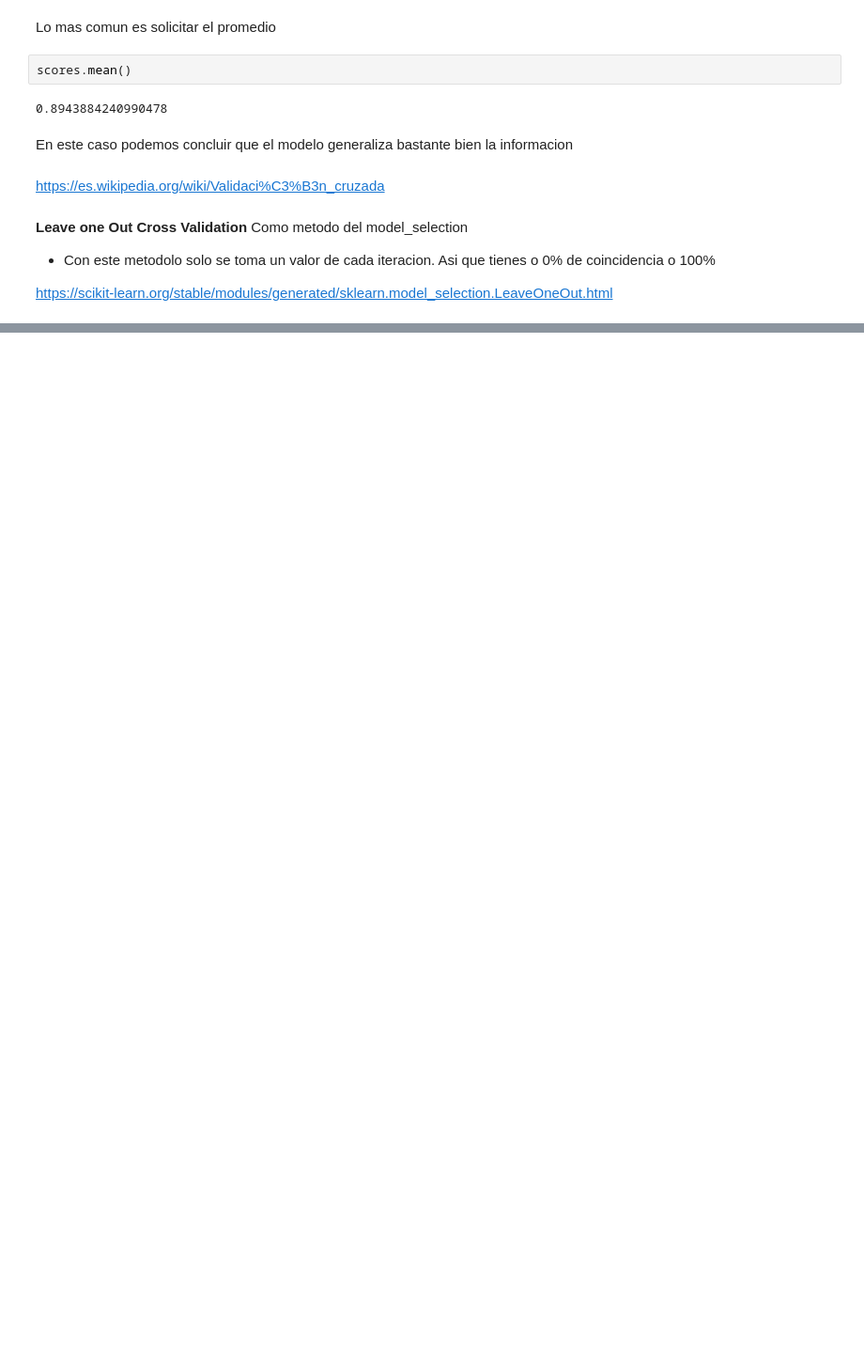
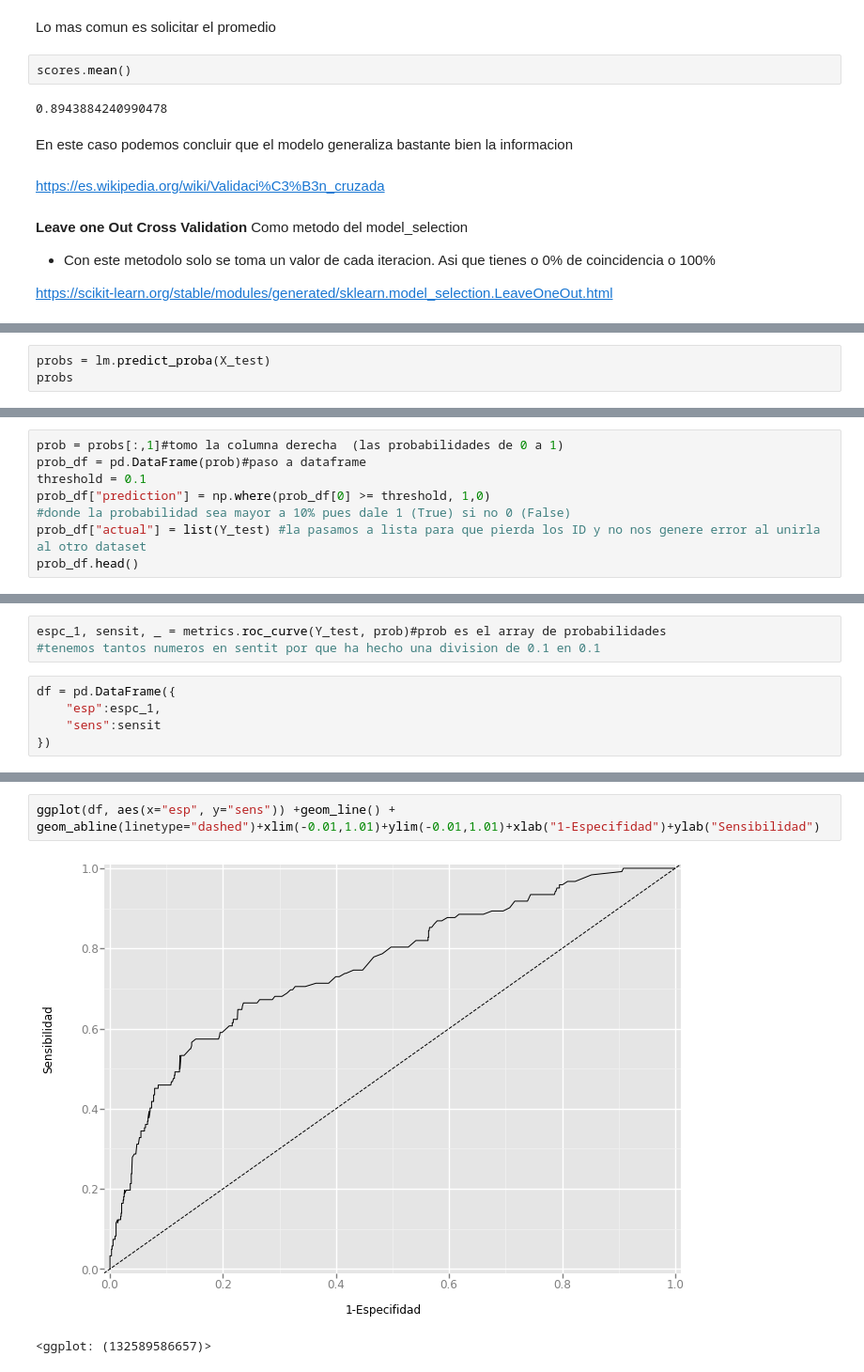
Before and after one commit to Karenahv/python-ml-curso, a Jupyter notebook: notebooks/T5 - 3 - Logistic Regression - Implementación con Python.ipynb, the cells around one changed output, grey strips where cells are left out. Shown at 94% size. Saved outputs shown, nothing was run; the diff lists cells and outputs as text; blank space fills up the shorter version.

```diff
--- a/notebooks/T5 - 3 - Logistic Regression - Implementación con Python.ipynb
+++ b/notebooks/T5 - 3 - Logistic Regression - Implementación con Python.ipynb
@@ -716,0 +734,3 @@ https://scikit-learn.org/stable/modules/generated/sklearn.model_selection.LeaveO
+# %%
+probs = lm.predict_proba(X_test)
+probs
@@ -716,0 +745,8 @@ https://scikit-learn.org/stable/modules/generated/sklearn.model_selection.LeaveO
+# %%
+prob = probs[:,1]#tomo la columna derecha  (las probabilidades de 0 a 1)
+prob_df = pd.DataFrame(prob)#paso a dataframe
+threshold = 0.1
+prob_df["prediction"] = np.where(prob_df[0] >= threshold, 1,0)
+#donde la probabilidad sea mayor a 10% pues dale 1 (True) si no 0 (False)
+prob_df["actual"] = list(Y_test) #la pasamos a lista para que pierda los ID y no nos genere error al unirla al otro dataset
+prob_df.head()
@@ -716,0 +885,8 @@ https://scikit-learn.org/stable/modules/generated/sklearn.model_selection.LeaveO
+# %%
+espc_1, sensit, _ = metrics.roc_curve(Y_test, prob)#prob es el array de probabilidades
+#tenemos tantos numeros en sentit por que ha hecho una division de 0.1 en 0.1
+# %%
+df = pd.DataFrame({
+    "esp":espc_1,
+    "sens":sensit
+})
@@ -716,0 +902,5 @@ https://scikit-learn.org/stable/modules/generated/sklearn.model_selection.LeaveO
+# %%
+ggplot(df, aes(x="esp", y="sens")) +geom_line() + geom_abline(linetype="dashed")+xlim(-0.01,1.01)+ylim(-0.01,1.01)+xlab("1-Especifidad")+ylab("Sensibilidad")
+# %% [output]
+[figure, added]
+<ggplot: (132589586657)>
```
Also changed, not shown: parts of 31 cells of this notebook, 3 other files.
